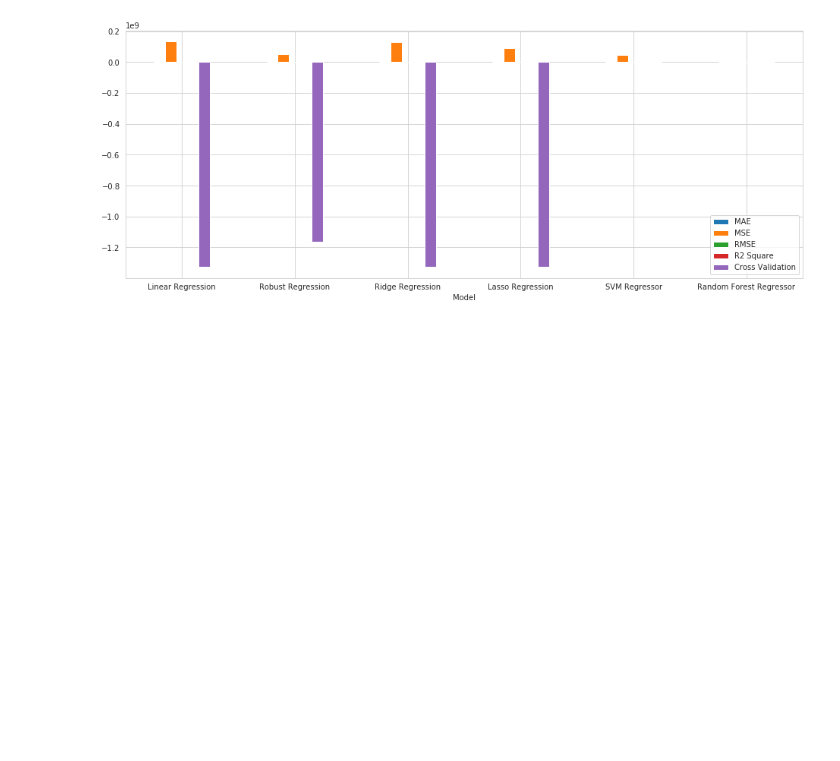
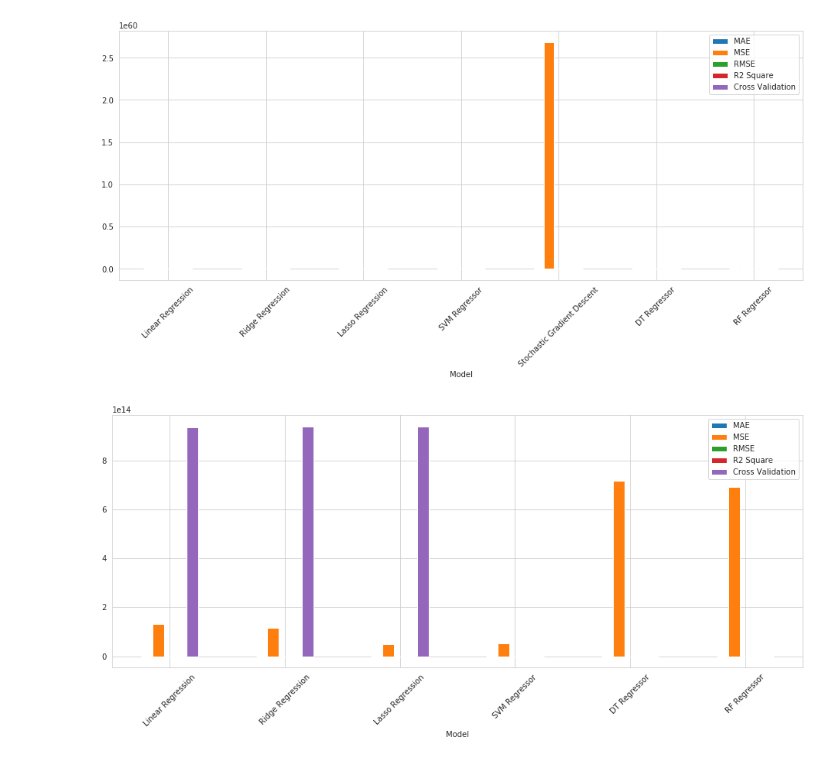
Before and after one commit to jangalapallisr/AIMLPOC, a Jupyter notebook: WagglePOC.ipynb, the cells around one changed output. Cells and saved outputs as stored; diff of their text form; code cells hidden in the pictures; blank space fills up the shorter version.

Commit message:
updated source files
updated with plots actuals vs predicts

```diff
--- a/WagglePOC.ipynb
+++ b/WagglePOC.ipynb
@@ -219,12 +246,12 @@ results_df_2
 print("**** Ridge Regression Model****L2")
 from sklearn.linear_model import Ridge
 
-model = Ridge(alpha=100, solver='cholesky', tol=0.0001, random_state=42)
-model.fit(X_train, y_train)
-pred = model.predict(X_test)
+l2 = Ridge(alpha=100, solver='cholesky', tol=0.0001, random_state=42)
+l2.fit(X_train, y_train)
+pred = l2.predict(X_test)
 
-test_pred = model.predict(X_test)
-train_pred = model.predict(X_train)
+test_pred = l2.predict(X_test)
+train_pred = l2.predict(X_train)
 
 print('Test set evaluation:\n_____________________________________')
 print_evaluate(y_test, test_pred)
@@ -243,16 +290,16 @@ results_df_2
 print("**** Lasso Regression Model**** L1")
 from sklearn.linear_model import Lasso
 
-model = Lasso(alpha=0.1,
+l1 = Lasso(alpha=0.1,
               precompute=True,
 #               warm_start=True,
               positive=True,
               selection='random',
               random_state=42)
-model.fit(X_train, y_train)
+l1.fit(X_train, y_train)
 
-test_pred = model.predict(X_test)
-train_pred = model.predict(X_train)
+test_pred = l1.predict(X_test)
+train_pred = l1.predict(X_train)
 
 print('Test set evaluation:\n_____________________________________')
 print_evaluate(y_test, test_pred)
@@ -345,0 +452,9 @@ results_df_2
+# %%
+from sklearn.tree import DecisionTreeRegressor
+dt_reg = DecisionTreeRegressor()
+dt_reg.fit(X_train, y_train)
+test_pred = dt_reg.predict(X_test)
+results_df_2 = pd.DataFrame(data=[["DT Regressor", *evaluate(y_test, test_pred), 0]],
+                            columns=['Model', 'MAE', 'MSE', 'RMSE', 'R2 Square', 'Cross Validation'])
+results_df = results_df.append(results_df_2, ignore_index=True)
+results_df_2
@@ -352,15 +490,12 @@ rf_reg.fit(X_train, y_train)
 
 test_pred = rf_reg.predict(X_test)
 train_pred = rf_reg.predict(X_train)
+# print('Test set evaluation:\n_____________________________________')
+# print_evaluate(y_test, test_pred)
+# print('Train set evaluation:\n_____________________________________')
+# print_evaluate(y_train, train_pred)
 
-
-print('Test set evaluation:\n_____________________________________')
-print_evaluate(y_test, test_pred)
-
-print('Train set evaluation:\n_____________________________________')
-print_evaluate(y_train, train_pred)
-
-results_df_2 = pd.DataFrame(data=[["Random Forest Regressor", *evaluate(y_test, test_pred), 0]],
+results_df_2 = pd.DataFrame(data=[["RF Regressor", *evaluate(y_test, test_pred), 0]],
                             columns=['Model', 'MAE', 'MSE', 'RMSE', 'R2 Square', 'Cross Validation'])
 results_df = results_df.append(results_df_2, ignore_index=True)
 results_df_2
@@ -382,4 +536,7 @@ results_df
 # %%
-results_df.plot.bar(x='Model', rot=0,figsize=(16, 6))
+results_df.plot.bar(x='Model', rot=45, figsize=(16, 6))
+results_df=results_df.drop(index=4)
+results_df.plot.bar(x='Model', rot=45, figsize=(16, 6))
 # %% [output]
-[figure, old version]
+[figure, new version]
+[figure, added]
```
Also changed, not shown: parts of 43 cells of this notebook, 1 other file.
